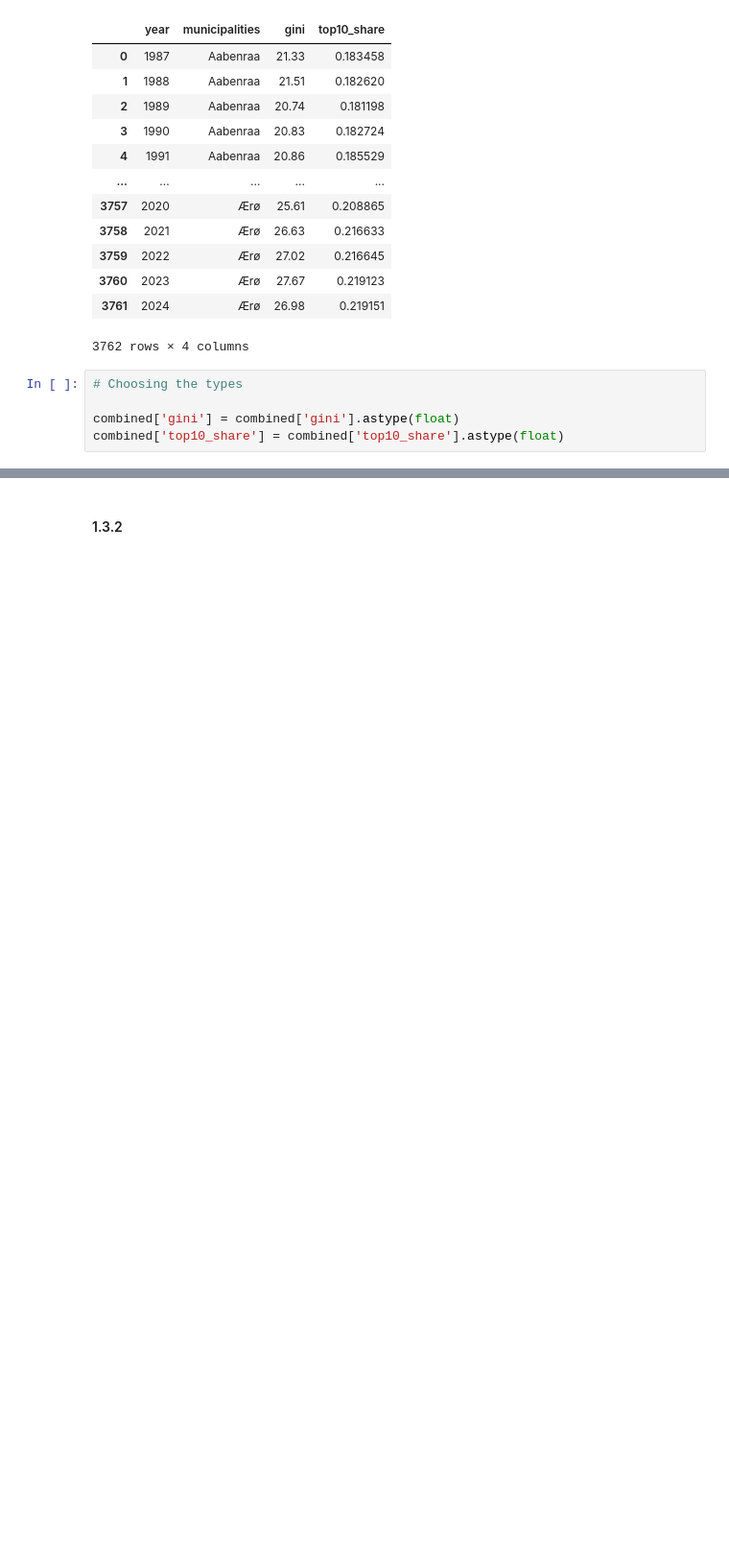
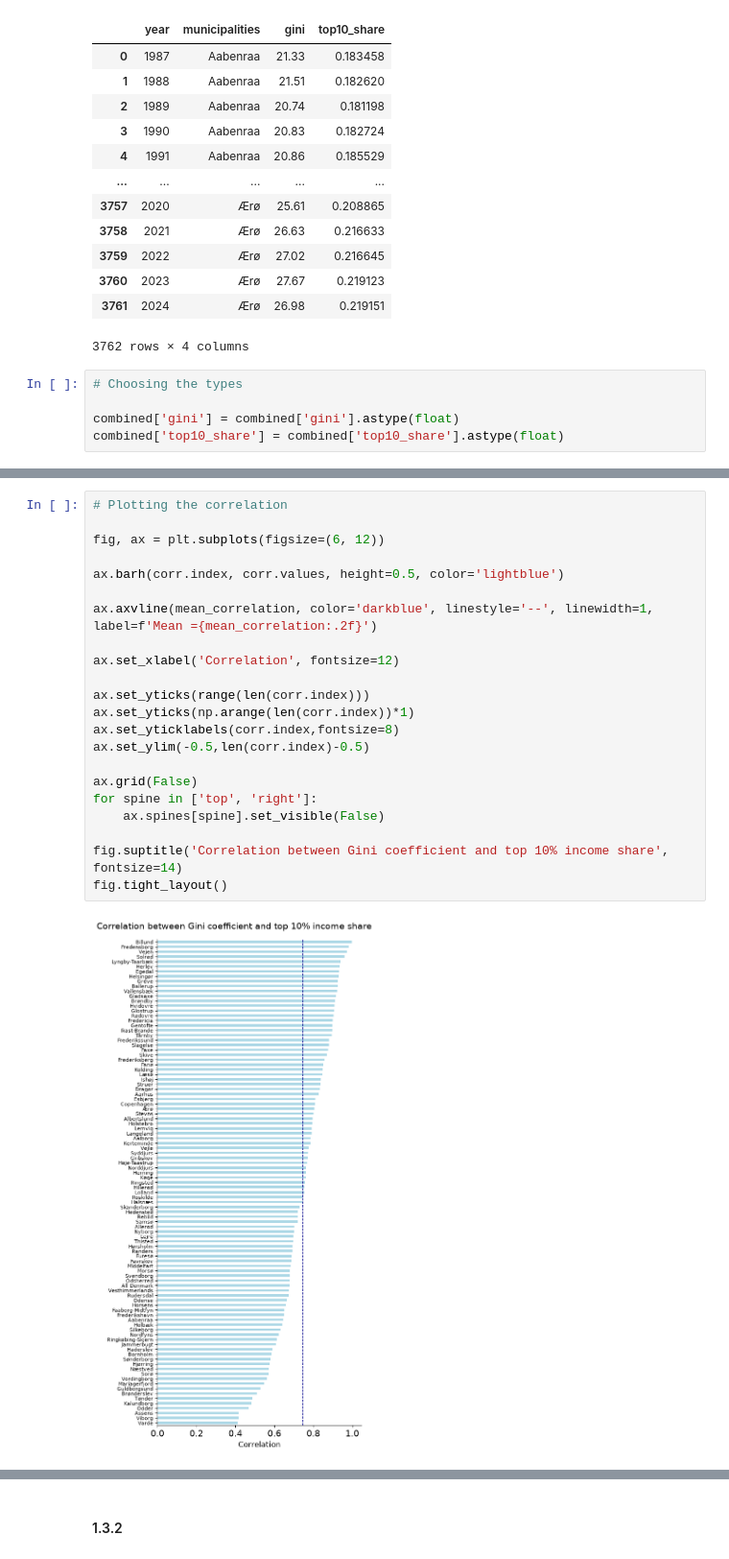
Before and after one commit to mnielsenkaplan-byte/ProgEcon4, a Jupyter notebook: Data Project.ipynb, the cells around one changed output, grey strips where cells are left out. Shown at 96% size. Drawn from its saved outputs; the diff is of its cells as text; blank space fills up the shorter version.

```diff
--- a/Data Project.ipynb
+++ b/Data Project.ipynb
@@ -424,0 +465,24 @@ combined['top10_share'] = combined['top10_share'].astype(float)
+# %%
+# Plotting the correlation
+
+fig, ax = plt.subplots(figsize=(6, 12))
+
+ax.barh(corr.index, corr.values, height=0.5, color='lightblue')
+
+ax.axvline(mean_correlation, color='darkblue', linestyle='--', linewidth=1, label=f'Mean ={mean_correlation:.2f}')
+
+ax.set_xlabel('Correlation', fontsize=12)
+
+ax.set_yticks(range(len(corr.index)))
+ax.set_yticks(np.arange(len(corr.index))*1)
+ax.set_yticklabels(corr.index,fontsize=8)
+ax.set_ylim(-0.5,len(corr.index)-0.5)
+
+ax.grid(False)
+for spine in ['top', 'right']:
+    ax.spines[spine].set_visible(False)
+
+fig.suptitle('Correlation between Gini coefficient and top 10% income share', fontsize=14)
+fig.tight_layout()
+# %% [output]
+[figure, added]
```
Also changed, not shown: parts of 28 cells of this notebook.
